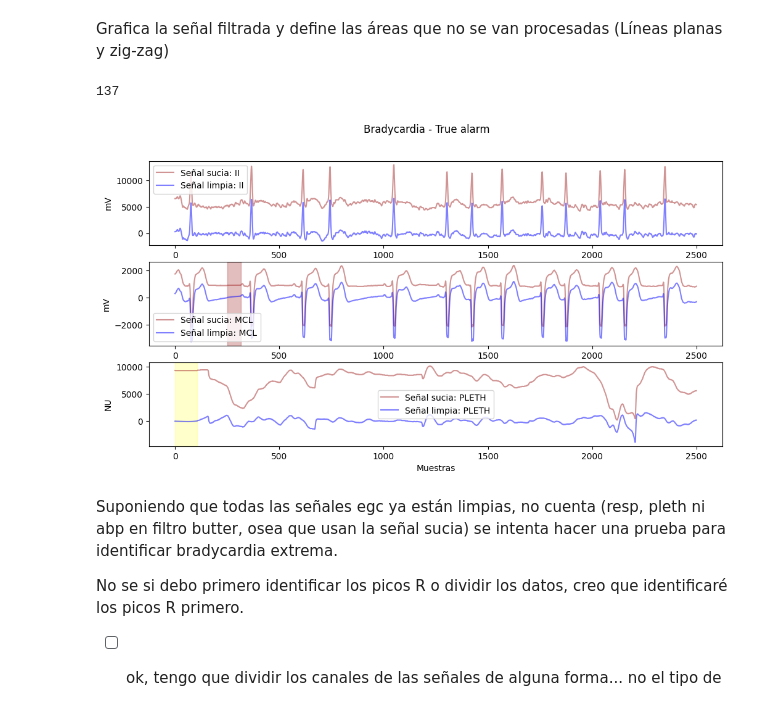
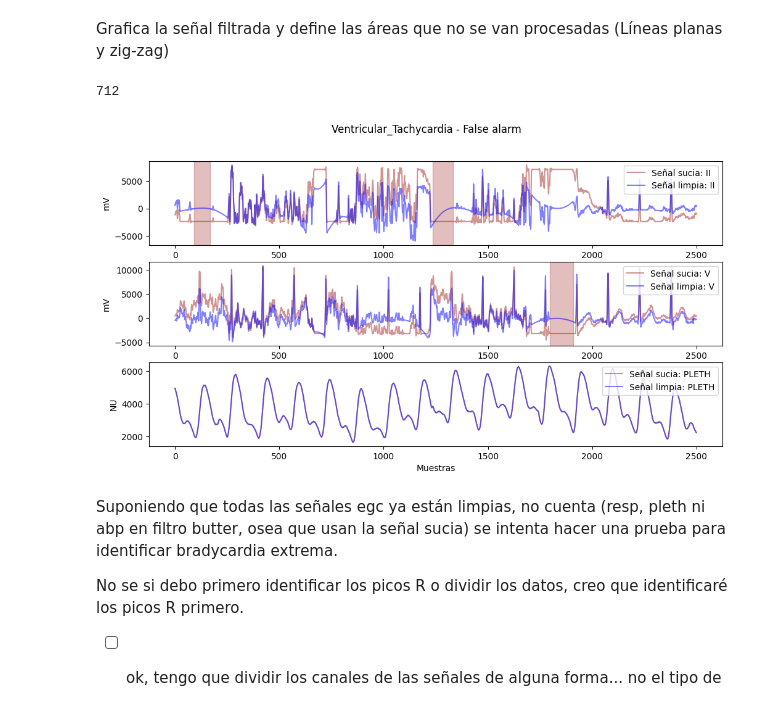
Before and after one commit to vynzk/UCIprojA-main, a Jupyter notebook: inform2.ipynb, the cells around one changed output. Cells and saved outputs as stored; diff of their text form; code cells hidden in the pictures.

```diff
--- a/inform2.ipynb
+++ b/inform2.ipynb
@@ -270,42 +270,43 @@ Grafica la señal filtrada y define las áreas que no se van procesadas (Líneas
 # %%
 # graficar una señal para ver la diferencia entre la señal sucia y la limpia
 # además de resaltar las áreas planas
-
-nameFile = nameFiles.index('b269l')
+new_path='data/cleaned/'
+dirty_path='data/dirty/'
+nameFile = nameFiles.index('v775l')
 print(nameFile)
 signals0= read_file_mat(nameFiles[nameFile], new_path)
 signals1= read_file_mat(nameFiles[nameFile], dirty_path)
 record = read_file_hea(nameFiles[nameFile], old_path)
 
 plt.figure(figsize=(12, 6))
 for i in range(len(record.sig_name)):
     plt.subplot(len(record.sig_name), 1, i+1)
     plt.plot(signals1[i, :], label=f'Señal sucia: {record.sig_name[i]}', color='brown', alpha=0.5)
     plt.plot(signals0[i, :], label=f'Señal limpia: {record.sig_name[i]}', color='blue', alpha=0.5)
 
     # Marcar áreas planas y zigzags
     marked_signal, flat_areas = mark_flat_lines(signals1[i, :])
     zigzag_areas = mark_zigzag_lines(signals0[i, :])
 
     # Resaltar visualmente los segmentos planos de la señal sucia
     for start, end in flat_areas:
         plt.axvspan(start, end, color='brown', alpha=0.3)
 
     # Marcar zigzags
     for start, end in zigzag_areas:
         plt.axvspan(start, end, color='yellow', alpha=0.2)
 
 
 
     plt.xlabel('Muestras')
     plt.ylabel(record.units[i])
     plt.legend()
     #agregar comentarios
 plt.suptitle(record.comments[0] + ' - ' + record.comments[1])
 plt.show()
 # %% [output]
-137
+712
-[figure, old version]
+[figure, new version]
 # %% [markdown]
 Suponiendo que todas las señales egc ya están limpias, no cuenta (resp, pleth ni abp en filtro butter, osea que usan la señal sucia) se intenta hacer una prueba para identificar bradycardia extrema.
 
```
Also changed, not shown: parts of 4 cells of this notebook, 1 other file.
